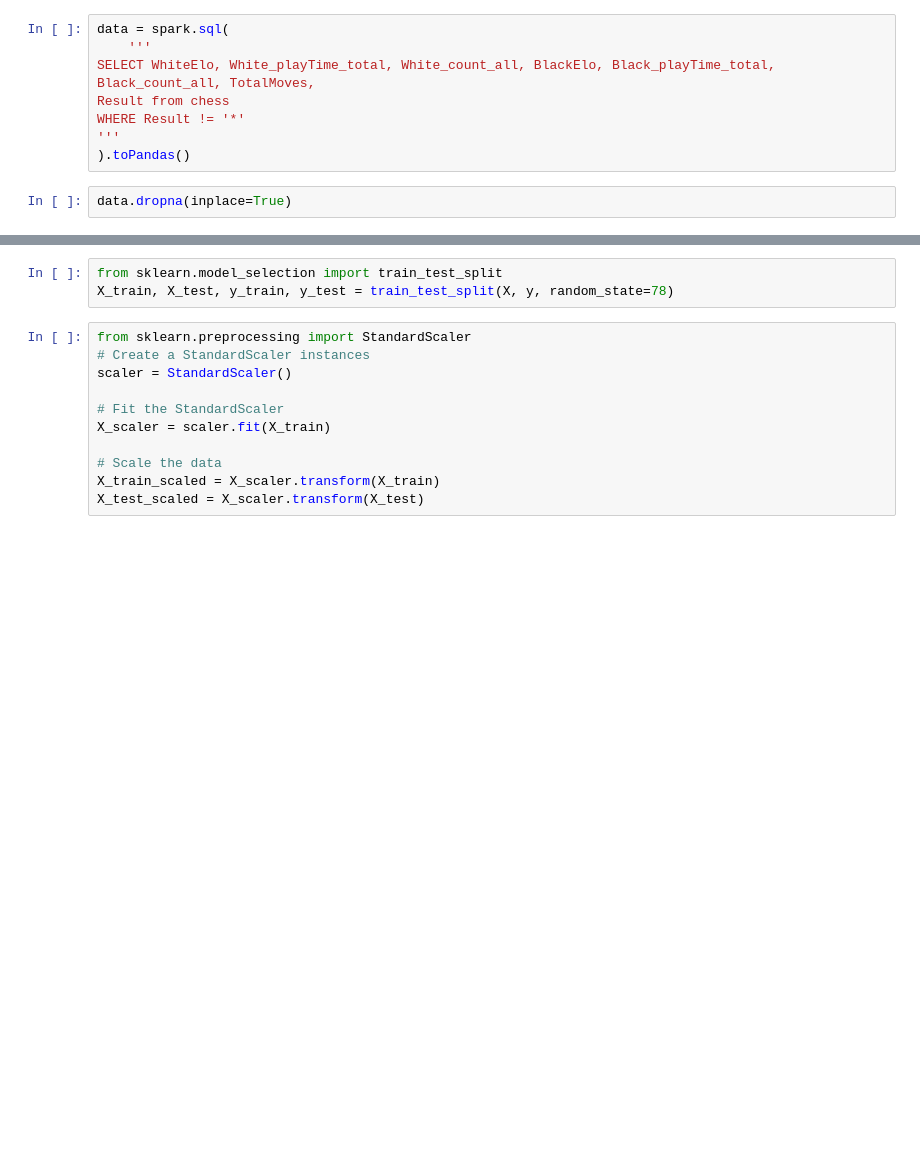
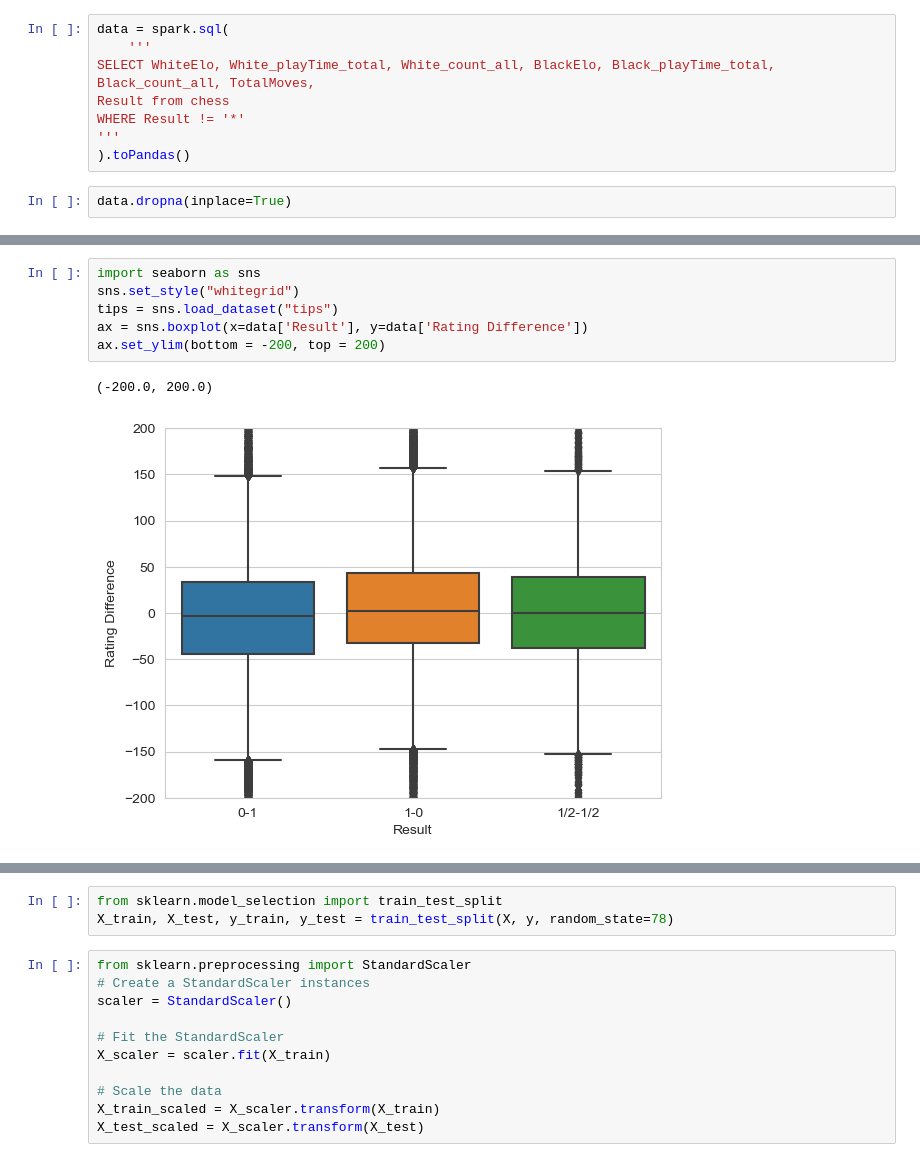
Before and after one commit to ID216135/project-4, a Jupyter notebook: data_exploration.ipynb, the cells around one changed output, grey strips where cells are left out. Drawn from its saved outputs; the diff is of its cells as text; blank space fills up the shorter version.

```diff
--- a/data_exploration.ipynb
+++ b/data_exploration.ipynb
@@ -29,0 +82,9 @@ data.dropna(inplace=True)
+# %%
+import seaborn as sns
+sns.set_style("whitegrid")
+tips = sns.load_dataset("tips")
+ax = sns.boxplot(x=data['Result'], y=data['Rating Difference'])
+ax.set_ylim(bottom = -200, top = 200)
+# %% [output]
+(-200.0, 200.0)
+[figure, added]
```
Also changed, not shown: parts of 16 cells of this notebook.
